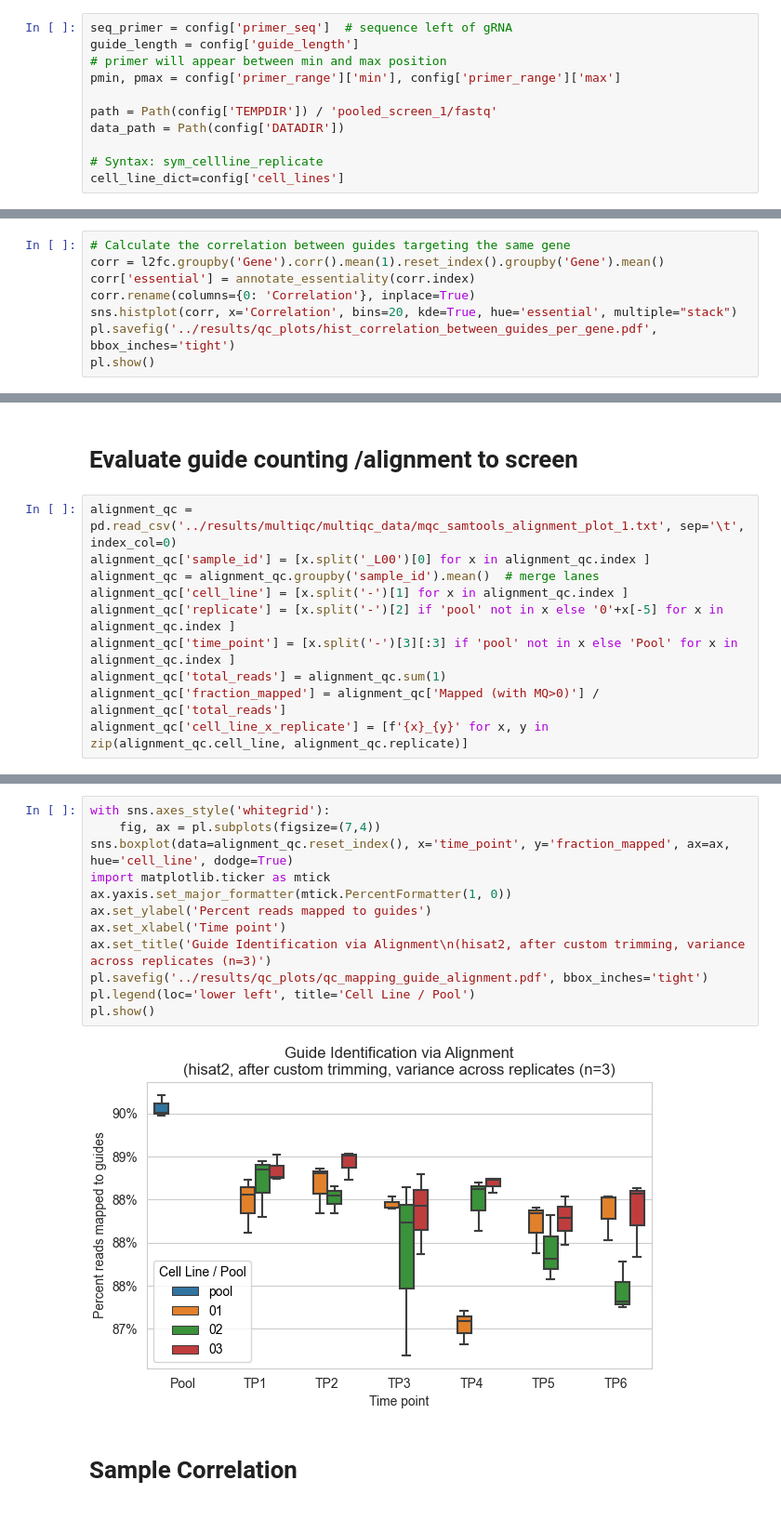
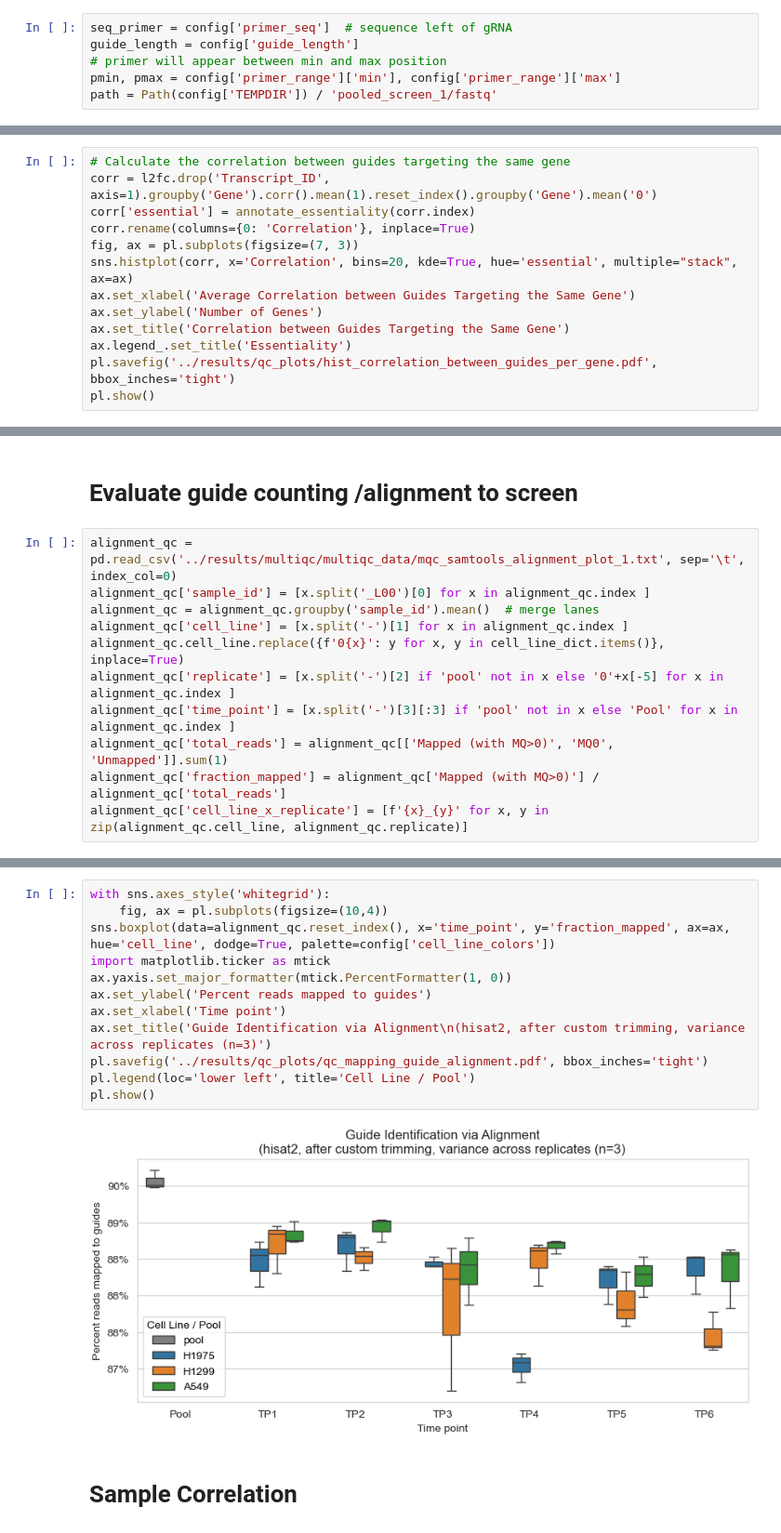
Before and after one commit to stefanpeidli/SYM101, a Jupyter notebook: notebooks/SYM101_QC.ipynb, the cells around one changed output, grey strips where cells are left out. Shown at 93% size. Saved outputs shown, nothing was run; the diff lists cells and outputs as text.

```diff
--- a/notebooks/SYM101_QC.ipynb
+++ b/notebooks/SYM101_QC.ipynb
@@ -35,12 +36,7 @@ seq_primer = config['primer_seq']  # sequence left of gRNA
 guide_length = config['guide_length']
 # primer will appear between min and max position
 pmin, pmax = config['primer_range']['min'], config['primer_range']['max']
-
 path = Path(config['TEMPDIR']) / 'pooled_screen_1/fastq'
-data_path = Path(config['DATADIR'])
-
-# Syntax: sym_cellline_replicate
-cell_line_dict=config['cell_lines']
 # %% [markdown]
 # Stats of counts per guide
 # %%
@@ -98,9 +133,14 @@ l2fc['Gene'] = df.Gene.copy()
 # %%
 # Calculate the correlation between guides targeting the same gene
-corr = l2fc.groupby('Gene').corr().mean(1).reset_index().groupby('Gene').mean()
+corr = l2fc.drop('Transcript_ID', axis=1).groupby('Gene').corr().mean(1).reset_index().groupby('Gene').mean('0')
 corr['essential'] = annotate_essentiality(corr.index)
 corr.rename(columns={0: 'Correlation'}, inplace=True)
-sns.histplot(corr, x='Correlation', bins=20, kde=True, hue='essential', multiple="stack")
+fig, ax = pl.subplots(figsize=(7, 3))
+sns.histplot(corr, x='Correlation', bins=20, kde=True, hue='essential', multiple="stack", ax=ax)
+ax.set_xlabel('Average Correlation between Guides Targeting the Same Gene')
+ax.set_ylabel('Number of Genes')
+ax.set_title('Correlation between Guides Targeting the Same Gene')
+ax.legend_.set_title('Essentiality')
 pl.savefig('../results/qc_plots/hist_correlation_between_guides_per_gene.pdf', bbox_inches='tight')
 pl.show()
 # %% [output]
@@ -112,8 +152,9 @@ alignment_qc = pd.read_csv('../results/multiqc/multiqc_data/mqc_samtools_alignme
 alignment_qc['sample_id'] = [x.split('_L00')[0] for x in alignment_qc.index ]
 alignment_qc = alignment_qc.groupby('sample_id').mean()  # merge lanes
 alignment_qc['cell_line'] = [x.split('-')[1] for x in alignment_qc.index ]
+alignment_qc.cell_line.replace({f'0{x}': y for x, y in cell_line_dict.items()}, inplace=True)
 alignment_qc['replicate'] = [x.split('-')[2] if 'pool' not in x else '0'+x[-5] for x in alignment_qc.index ]
 alignment_qc['time_point'] = [x.split('-')[3][:3] if 'pool' not in x else 'Pool' for x in alignment_qc.index ]
-alignment_qc['total_reads'] = alignment_qc.sum(1)
+alignment_qc['total_reads'] = alignment_qc[['Mapped (with MQ>0)', 'MQ0', 'Unmapped']].sum(1)
 alignment_qc['fraction_mapped'] = alignment_qc['Mapped (with MQ>0)'] / alignment_qc['total_reads']
 alignment_qc['cell_line_x_replicate'] = [f'{x}_{y}' for x, y in zip(alignment_qc.cell_line, alignment_qc.replicate)]
@@ -130,17 +161,17 @@ alignment_qc.head()
 # %%
 with sns.axes_style('whitegrid'):
-    fig, ax = pl.subplots(figsize=(7,4))
-sns.boxplot(data=alignment_qc.reset_index(), x='time_point', y='fraction_mapped', ax=ax, hue='cell_line', dodge=True)
+    fig, ax = pl.subplots(figsize=(10,4))
+sns.boxplot(data=alignment_qc.reset_index(), x='time_point', y='fraction_mapped', ax=ax, hue='cell_line', dodge=True, palette=config['cell_line_colors'])
 import matplotlib.ticker as mtick
 ax.yaxis.set_major_formatter(mtick.PercentFormatter(1, 0))
 ax.set_ylabel('Percent reads mapped to guides')
 ax.set_xlabel('Time point')
 ax.set_title('Guide Identification via Alignment\n(hisat2, after custom trimming, variance across replicates (n=3)')
 pl.savefig('../results/qc_plots/qc_mapping_guide_alignment.pdf', bbox_inches='tight')
 pl.legend(loc='lower left', title='Cell Line / Pool')
 pl.show()
 # %% [output]
-[figure, old version]
+[figure, new version]
 # %% [markdown]
 # Sample Correlation
 # %%
```
Also changed, not shown: parts of 22 cells of this notebook, 6 other files.
